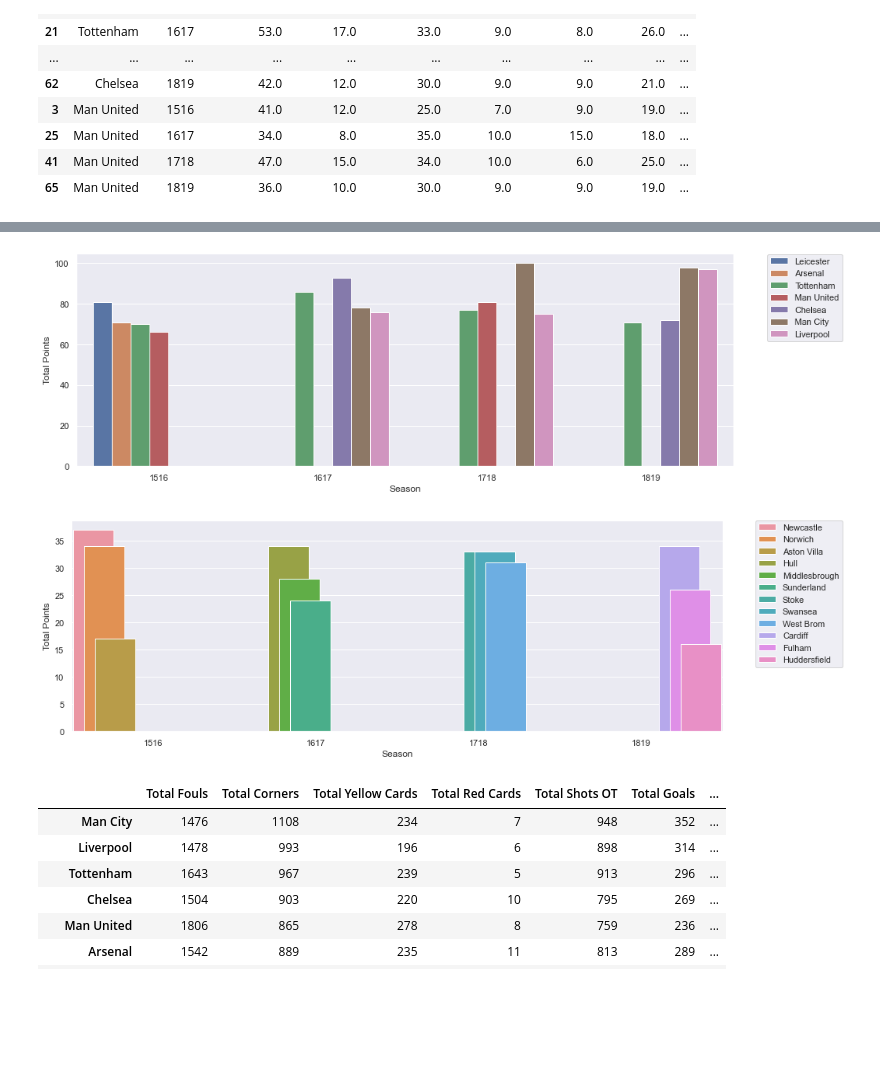
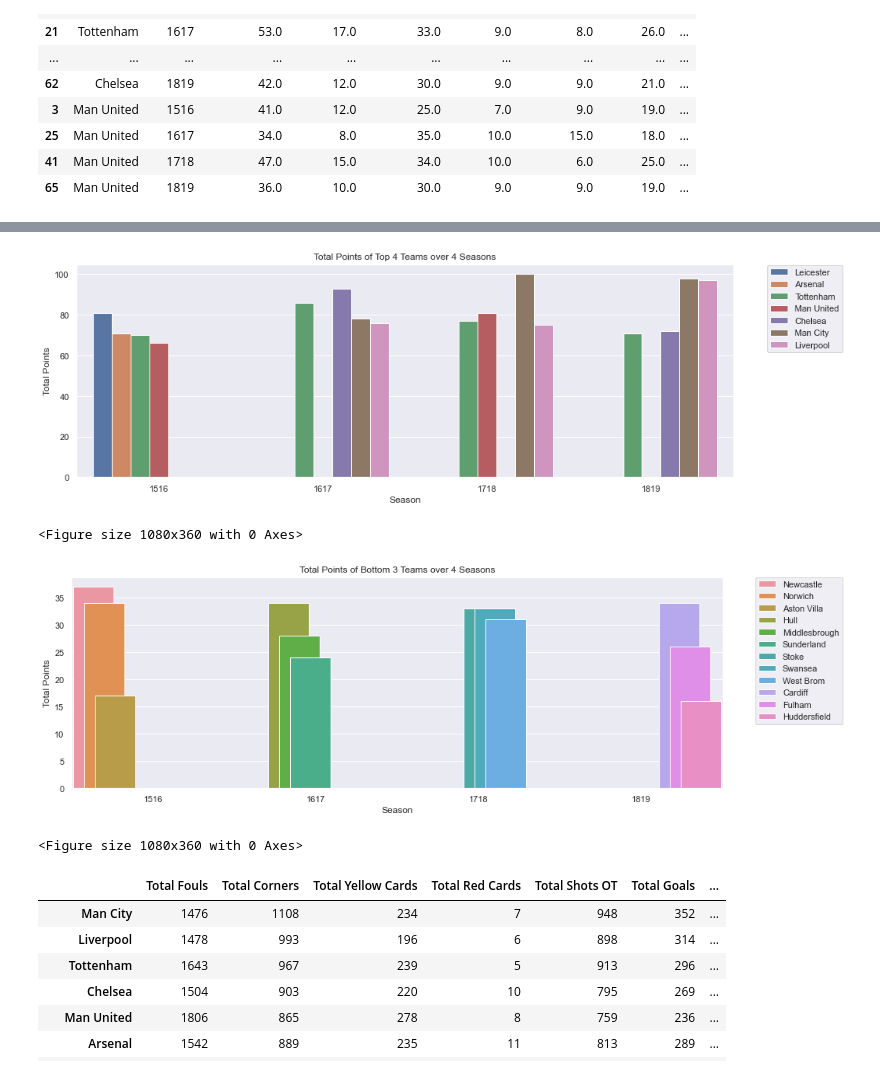
Before and after one commit to ethomps33/Premier_League_Sports_Analysis, a Jupyter notebook: Project 1.ipynb, the cells around one changed output, grey strips where cells are left out. Saved outputs shown, nothing was run; the diff lists cells and outputs as text; code cells hidden in the pictures; blank space fills up the shorter version.

```diff
--- a/Project 1.ipynb
+++ b/Project 1.ipynb
@@ -474,10 +491,13 @@ reg_all= pd.concat([reg16,reg17,reg18,reg19], axis=0)
 # %%
 sns.set(rc={'figure.figsize':(15,5)})
 top_teams = sns.barplot( data=top_all, x='Season', y='Total Points',hue='HomeTeam')
 plt.legend(bbox_to_anchor=(1.05, 1), loc='upper left', borderaxespad=0.1)
+plt.title('Total Points of Top 4 Teams over 4 Seasons')
 plt.show()
+plt.savefig('Presentation/TopTeamsTotalpts.png')
 # %% [output]
-[figure, old version]
+[figure, new version]
+<Figure size 1080x360 with 0 Axes>
 # %%
 
 fig, ax = plt.subplots()
@@ -496,9 +516,12 @@ def change_width(ax, new_value) :
         patch.set_x(patch.get_x() + diff * .5)
 
 change_width(ax, .25)
+plt.title('Total Points of Bottom 3 Teams over 4 Seasons')
 plt.show()
+plt.savefig('Presentation/BottomTeamsTotalpts.png')
 # %% [output]
-[figure, old version]
+[figure, new version]
+<Figure size 1080x360 with 0 Axes>
 # %%
 home_sts = all_data_df.groupby('HomeTeam')['Home Fouls' ,'Home Corners','FT Home Goals', 'Home Yellow Cards','Home Red Cards', 'Home Shots OT', 'Home Points'].sum()
 away_sts = all_data_df.groupby('AwayTeam')['Away Fouls' ,'Away Corner','FT Away Goals', 'Away Yellow Cards','Away Red Cards', 'Away Shots OT', 'Away Points'].sum()
```
Also changed, not shown: parts of 14 cells of this notebook, 15 other files.
